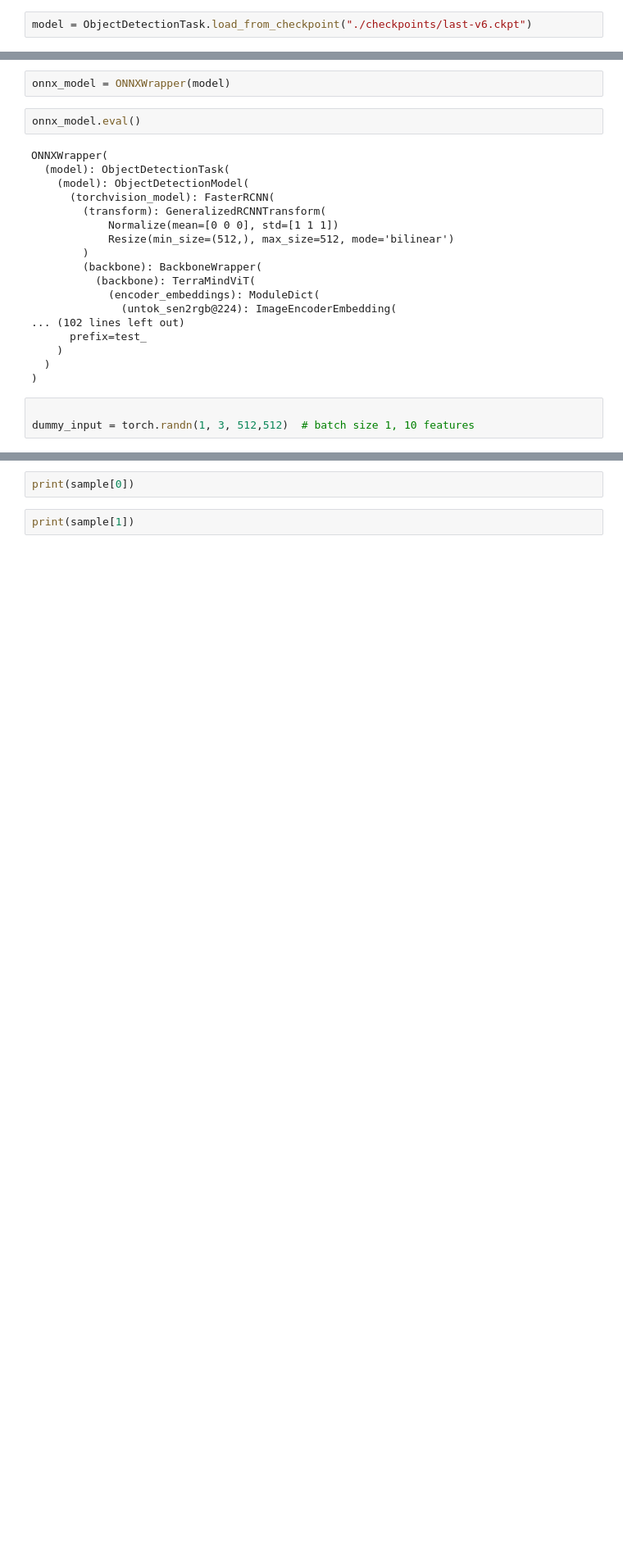
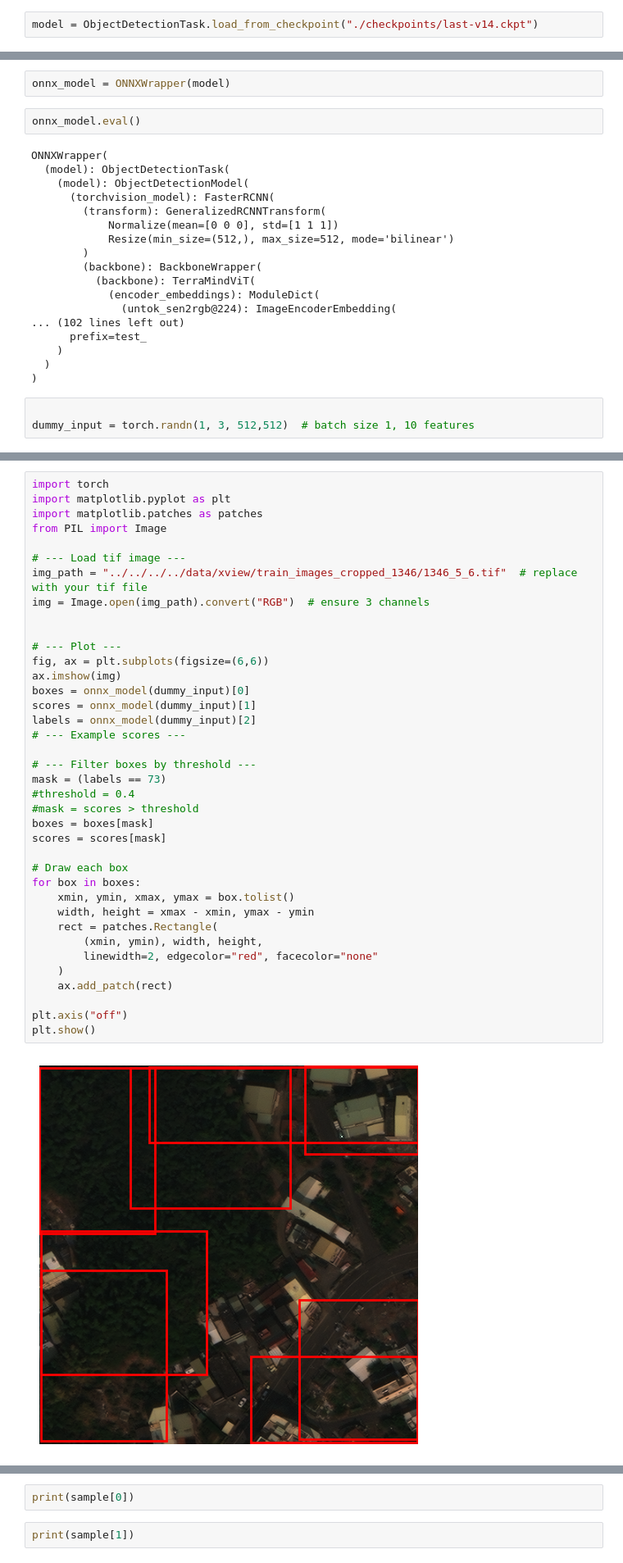
Before and after one commit to IBM/terratorch, a Jupyter notebook: examples/notebooks/finetune_xview_terramind_tiny.ipynb, the cells around one changed output, grey strips where cells are left out. Shown: that part at 82% size. Saved outputs shown, nothing was run; the diff lists cells and outputs as text; blank space fills up the shorter version.

```diff
--- a/examples/notebooks/finetune_xview_terramind_tiny.ipynb
+++ b/examples/notebooks/finetune_xview_terramind_tiny.ipynb
@@ -545,5 +574,5 @@ trainer.fit(model=m, datamodule=dm)
 # %%
-model = ObjectDetectionTask.load_from_checkpoint("./checkpoints/last-v6.ckpt")
+model = ObjectDetectionTask.load_from_checkpoint("./checkpoints/last-v14.ckpt")
 # %%
 !wget https://challenge.xviewdataset.org/static/example_unlabeled.jpg
 # %%
@@ -722,3 +763,43 @@ dummy_input = torch.randn(1, 3, 512,512)  # batch size 1, 10 features
+# %%
+import torch
+import matplotlib.pyplot as plt
+import matplotlib.patches as patches
+from PIL import Image
+
+# --- Load tif image ---
+img_path = "../../../../data/xview/train_images_cropped_1346/1346_5_6.tif"  # replace with your tif file
+img = Image.open(img_path).convert("RGB")  # ensure 3 channels
+
+
+# --- Plot ---
+fig, ax = plt.subplots(figsize=(6,6))
+ax.imshow(img)
+boxes = onnx_model(dummy_input)[0]
+scores = onnx_model(dummy_input)[1]
+labels = onnx_model(dummy_input)[2]
+# --- Example scores ---
+
+# --- Filter boxes by threshold ---
+mask = (labels == 73)
+#threshold = 0.4
+#mask = scores > threshold
+boxes = boxes[mask]
+scores = scores[mask]
+
+# Draw each box
+for box in boxes:
+    xmin, ymin, xmax, ymax = box.tolist()
+    width, height = xmax - xmin, ymax - ymin
+    rect = patches.Rectangle(
+        (xmin, ymin), width, height,
+        linewidth=2, edgecolor="red", facecolor="none"
+    )
+    ax.add_patch(rect)
+
+plt.axis("off")
+plt.show()
+# %% [output]
+[figure, added]
 # %%
 torch.onnx.export(
     onnx_model,              # the PyTorch model
```
Also changed, not shown: parts of 12 cells of this notebook, 1 other file.
